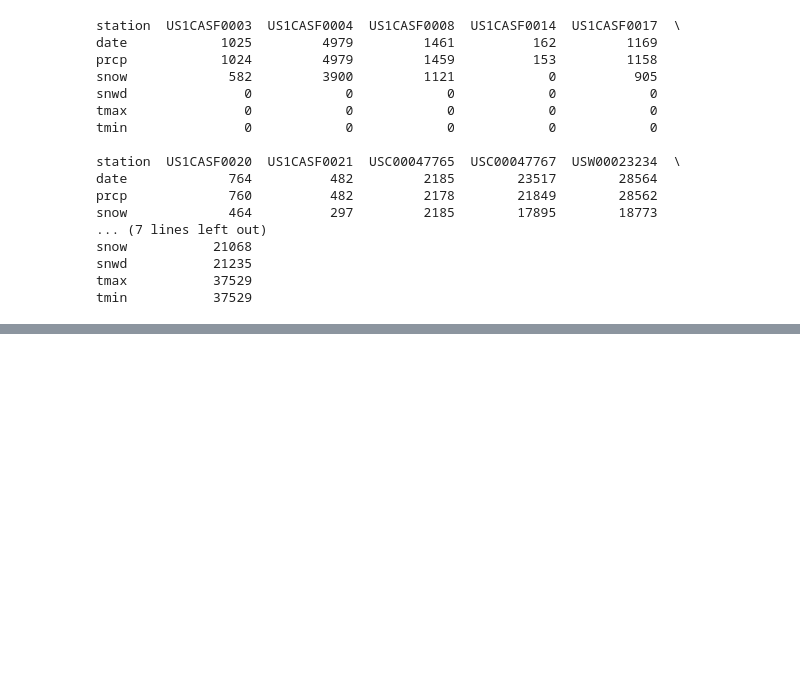
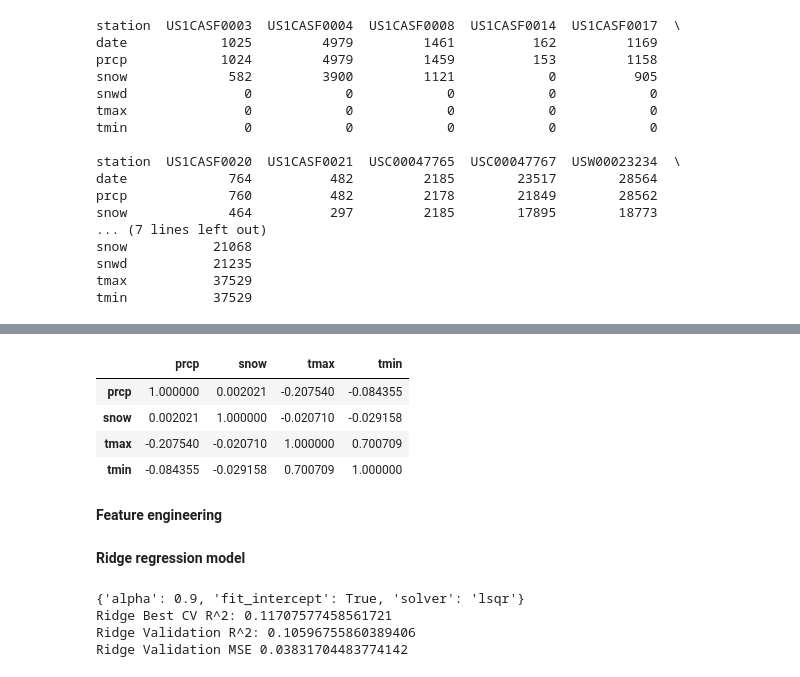
Before and after one commit to sumatepru/sf_climate_projection, a Jupyter notebook: code_for_daily_data.ipynb, the cells around one changed output, grey strips where cells are left out. Cells and saved outputs as stored; diff of their text form; code cells hidden in the pictures; blank space fills up the shorter version.

```diff
--- a/code_for_daily_data.ipynb
+++ b/code_for_daily_data.ipynb
@@ -105,0 +181,11 @@ tmin           37529
+# %%
+# create correlation matrix
+main4.corr()
+# %% [output]
+|  | prcp | snow | tmax | tmin |
+| prcp | 1.000000 | 0.002021 | -0.207540 | -0.084355 |
+| snow | 0.002021 | 1.000000 | -0.020710 | -0.029158 |
+| tmax | -0.207540 | -0.020710 | 1.000000 | 0.700709 |
+| tmin | -0.084355 | -0.029158 | 0.700709 | 1.000000 |
+# %% [markdown]
+**Feature engineering**
@@ -105,0 +223,50 @@ tmin           37529
+# %% [markdown]
+**Ridge regression model**
+# %%
+# Ridge regression model
+#-----------
+#import libraries
+from sklearn.linear_model import Ridge, Lasso, LinearRegression
+from sklearn.model_selection import train_test_split
+from sklearn.linear_model import Ridge, Lasso, LinearRegression
+from sklearn.model_selection import KFold
+from sklearn.model_selection import GridSearchCV
+
+# create function to calculate the root mean squared errror
+def mse(pred, actual):
+    return np.mean((pred - actual) ** 2)
+
+# make and fit a Ridge regression model
+ridge_reg = Ridge()                                              # create the model
+ridge_model = ridge_reg.fit(X_train, y_train)                    # fit the model
+
+# specify the hyperparameters
+param_grid = {'alpha': np.arange(.1, 1, .1),
+              'fit_intercept': [True, False],
+              'solver': ['auto', 'svd', 'cholesky', 'lsqr']}
+
+# execute the grid search
+ridge_grid_reg = GridSearchCV(ridge_reg,  # model to be tuned
+                              param_grid, # parameters to be searched as specified above
+                              cv=5)       # 5-fold cross-validation to be used during hypertuning
+
+# fit the tuning on the training data
+ridge_grid_reg.fit(X_train, y_train)
+
+# select the best performing model and predict with that on training set
+best_index = np.argmax(ridge_grid_reg.cv_results_["mean_test_score"])  # find the best performing model
+best_ridge_pred = ridge_grid_reg.best_estimator_.predict(X_train)   # find best estimator and predict on training
+
+# Ridge model using the test dataset and the trained model, predict
+best_ridge_pred = ridge_grid_reg.best_estimator_.predict(X_test)   # find best estimator and predict on validate
+
+# print the results
+print(ridge_grid_reg.cv_results_["params"][best_index])
+print('Ridge Best CV R^2:', max(ridge_grid_reg.cv_results_["mean_test_score"]))
+print('Ridge Validation R^2:', ridge_grid_reg.score(X_test, y_test))
+print('Ridge Validation MSE', rmse(best_ridge_pred, y_test))
+# %% [output]
+{'alpha': 0.9, 'fit_intercept': True, 'solver': 'lsqr'}
+Ridge Best CV R^2: 0.11707577458561721
+Ridge Validation R^2: 0.10596755860389406
+Ridge Validation MSE 0.03831704483774142
```
Also changed, not shown: parts of 18 cells of this notebook.
